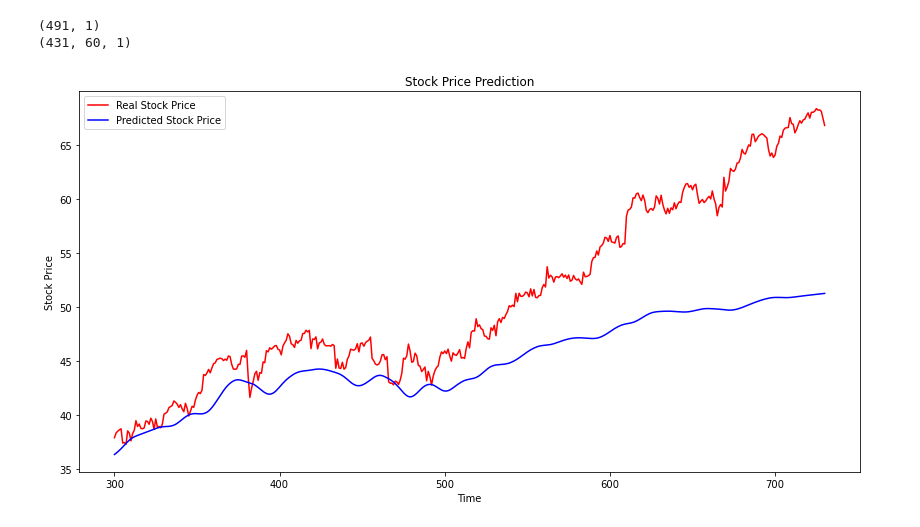
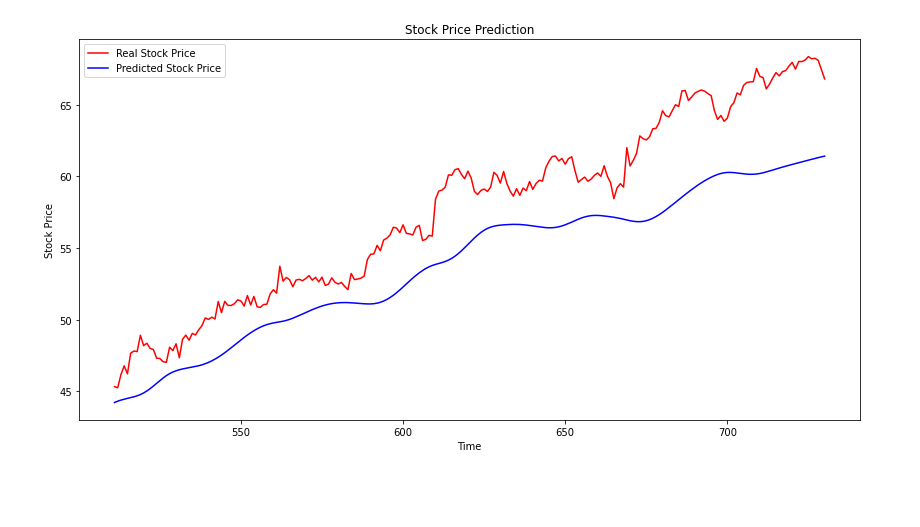
Before and after one commit to DImiTrisXam/algo_project1, a Jupyter notebook: project3/forecast.ipynb, the cells around one changed output. Cells and saved outputs as stored; diff of their text form; code cells hidden in the pictures; blank space fills up the shorter version.

```diff
--- a/project3/forecast.ipynb
+++ b/project3/forecast.ipynb
@@ -51,0 +25,8 @@ X_train = np.reshape(X_train, (X_train.shape[0], X_train.shape[1], 1))
+# %%
+# Creating a data structure with 60 time-steps and 1 output
+look_back = 60
+sc = MinMaxScaler(feature_range=(0, 1))
+X_train, y_train, X_test, train_size = split_dataset_LSTM(df, 0, 0.7, sc, look_back)
+
+print(X_train.shape)
+print(X_test.shape)
@@ -96,24 +80,2 @@ Epoch 10/10
 <tensorflow.python.keras.callbacks.History at 0x...>
-# %%
-# Getting the predicted stock price
-dataset_train = df.iloc[0, 1:300]
-dataset_test = df.iloc[0, 300:]
-dataset_total = pd.concat((dataset_train, dataset_test), axis=0)
-inputs = dataset_total[len(dataset_total) - len(dataset_test) - 60:].values
-inputs = inputs.reshape(-1, 1)
-inputs = sc.transform(inputs)
-X_test = []
-
-print(inputs.shape)
-
-for i in range(60, 491):
-    X_test.append(inputs[i-60:i, 0])
-
-X_test = np.array(X_test)
-X_test = np.reshape(X_test, (X_test.shape[0], X_test.shape[1], 1))
-
-print(X_test.shape)
-# %% [output]
-(491, 1)
-(431, 60, 1)
 # %%
@@ -120,20 +83,19 @@ print(X_test.shape)
 predicted_stock_price = model.predict(X_test)
 predicted_stock_price = sc.inverse_transform(predicted_stock_price)
 # %%
-my_array = np.array([x for x in range(731)])
-df2 = pd.DataFrame(my_array)
+time_array = np.array([x for x in range(len(df.columns))])
+df2 = pd.DataFrame(time_array)
 
 # Visualising the results
 plt.figure(figsize=(14, 7))
-plt.plot(df2.iloc[300:].values, dataset_test.values,
+plt.plot(df2.iloc[train_size:].values, df.iloc[0, train_size:].values,
          color='red', label='Real Stock Price')
-plt.plot(df2.iloc[300:].values, predicted_stock_price,
+plt.plot(df2.iloc[train_size:].values, predicted_stock_price,
          color='blue', label='Predicted Stock Price')
-# plt.xticks(np.arange(0, 459, 50))
 plt.title('Stock Price Prediction')
 plt.xlabel('Time')
 plt.ylabel('Stock Price')
 plt.legend()
 plt.show()
 # %% [output]
-[figure, old version]
+[figure, new version]
```
Also changed, not shown: parts of 7 cells of this notebook, 2 other files.
